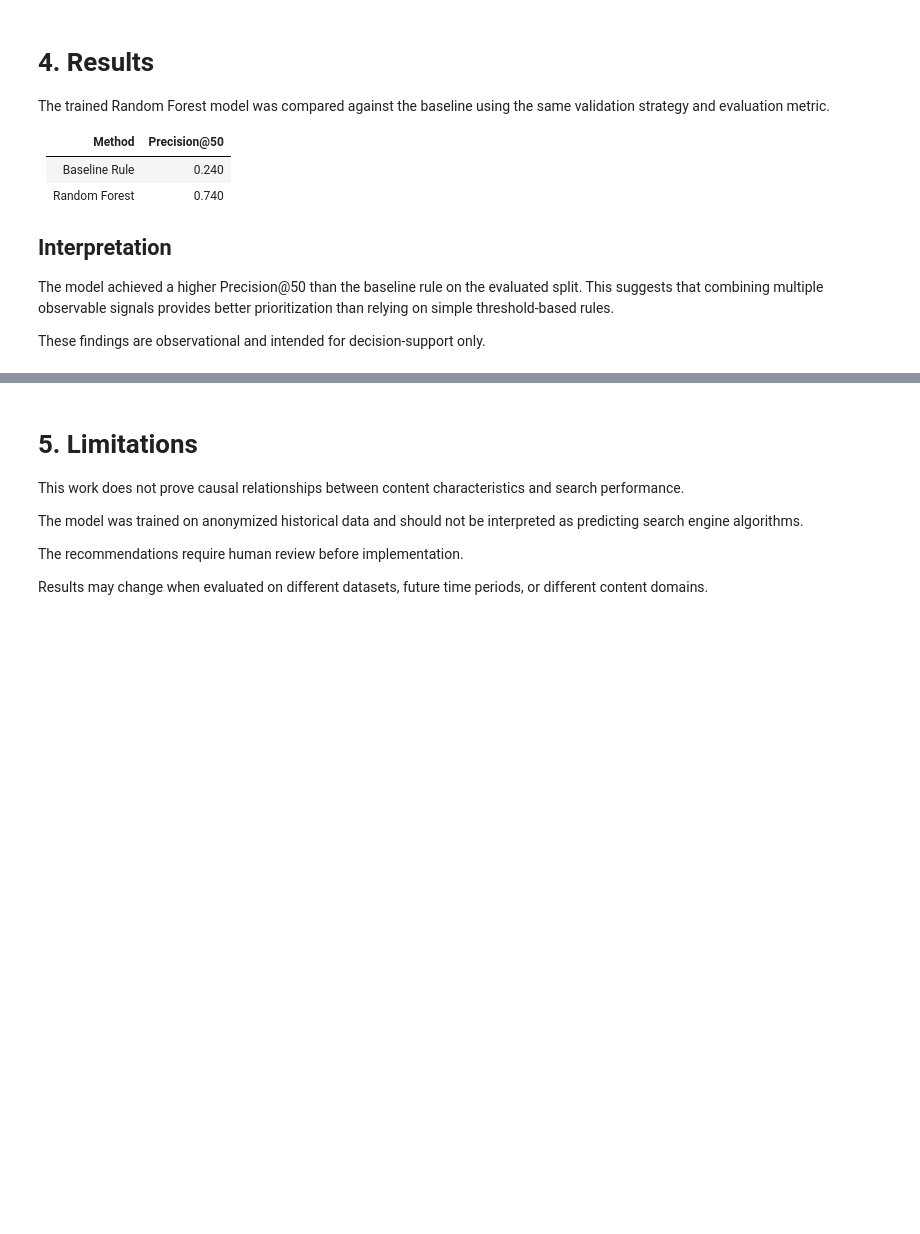
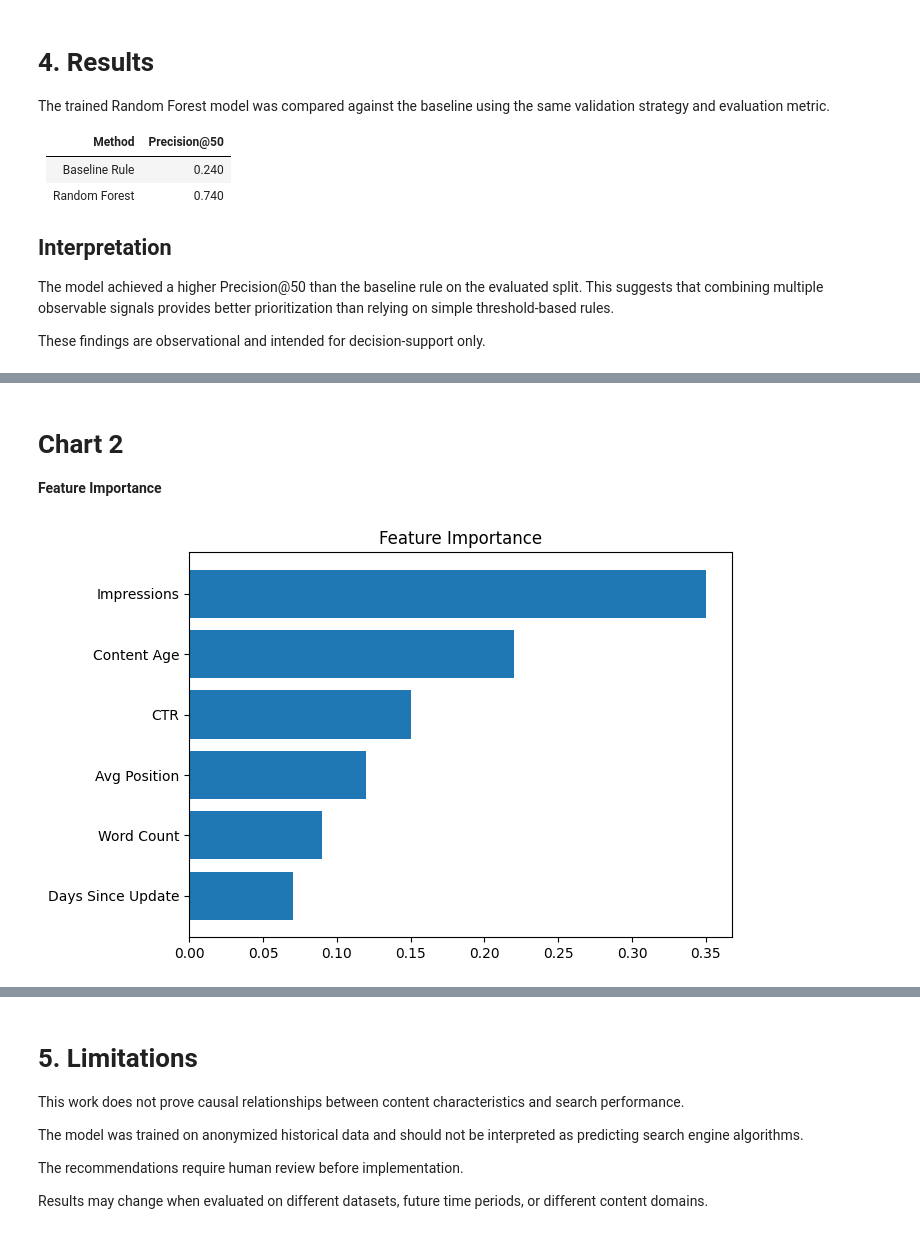
Before and after one commit to ZainAliShah199/flyrank-ml-internship, a Jupyter notebook: work/notebooks/capstone.ipynb, the cells around one changed output, grey strips where cells are left out. Drawn from its saved outputs; the diff is of its cells as text; code cells hidden in the pictures; blank space fills up the shorter version.

```diff
--- a/work/notebooks/capstone.ipynb
+++ b/work/notebooks/capstone.ipynb
@@ -108,0 +127,38 @@ These findings are observational and intended for decision-support only.
+# %% [markdown]
+# Chart 2
+
+**Feature Importance**
+# %%
+import matplotlib.pyplot as plt
+import pandas as pd
+
+importance = pd.DataFrame({
+    "Feature":[
+        "Impressions",
+        "Content Age",
+        "CTR",
+        "Avg Position",
+        "Word Count",
+        "Days Since Update"
+    ],
+    "Importance":[0.35,0.22,0.15,0.12,0.09,0.07]
+})
+
+importance = importance.sort_values(
+    "Importance",
+    ascending=True
+)
+
+plt.figure(figsize=(7,5))
+plt.barh(
+    importance["Feature"],
+    importance["Importance"]
+)
+
+plt.title("Feature Importance")
+
+plt.savefig("feature_importance.png", dpi=300)
+
+plt.show()
+# %% [output]
+[figure, added]
```
Also changed, not shown: parts of 6 cells of this notebook.
